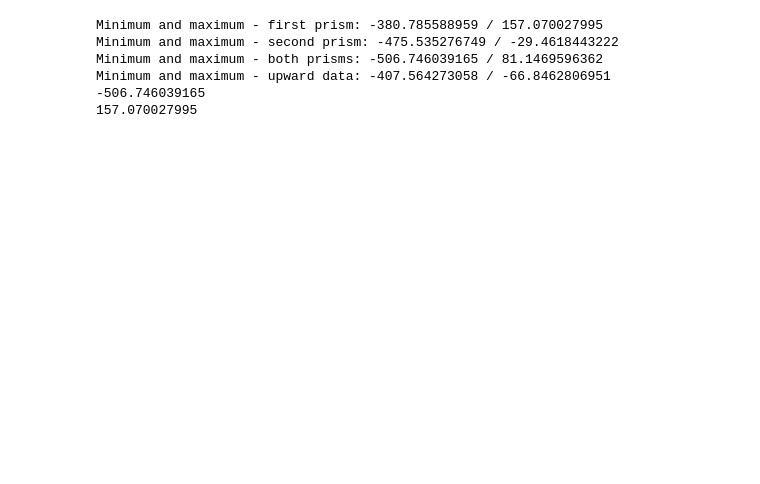
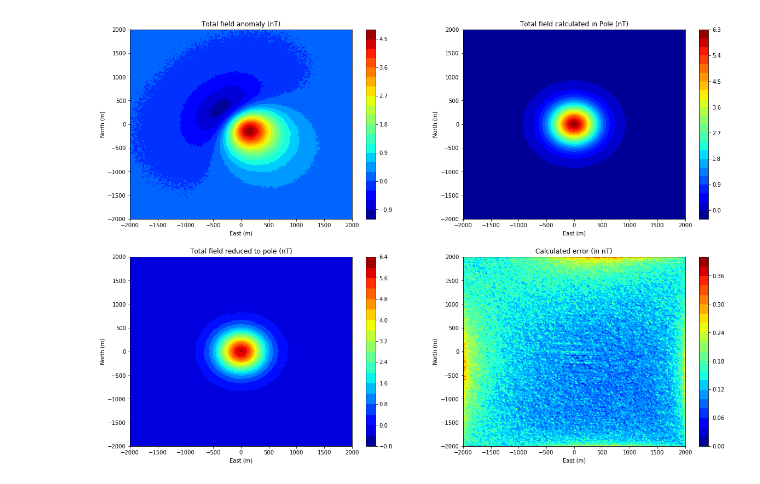
Before and after one commit to nelsondelimar/master, a Jupyter notebook: notebooks/reduction.ipynb, the cells around one changed output. Drawn from its saved outputs; the diff is of its cells as text; code cells hidden in the pictures; blank space fills up the shorter version.

Commit message:
Notebook for reduction to Pole

```diff
--- a/notebooks/reduction.ipynb
+++ b/notebooks/reduction.ipynb
@@ -30,0 +31,14 @@ field = [50., -22.] # degres
+# %%
+#Informations about the model - sphere
+sphere = [0., 0., 600., 100., 2.]
+# Inclination and declination (source and field)
+[incs, decs] = [55., -48.]
+field = [55., -48.]
+pole = [90., 0]
+# %%
+# Calculating the total field anomaly
+tf = gmc.sphere_tfa(X, Y, z, sphere, (incs, decs), field)
+tfa_pole = gmc.sphere_tfa(X, Y, z, sphere, pole, pole)
+# %%
+# Adding noise to the data
+tfa = addnoise(tf, 0.01) # 1 percent
@@ -30,0 +49,39 @@ field = [50., -22.] # degres
+# %%
+# Calculate the reduce to pole
+rtp = df.reduction(X, Y, tfa, field, (incs, decs), fnew, snew)
+# %%
+# Plotting all results
+plt.close('all')
+plt.figure(figsize=(20,14))
+
+plt.subplot(2, 2, 1)
+plt.title('Total field anomaly (nT)')
+plt.contourf(Y, X, tfa, 20, cmap = plt.cm.jet)
+plt.xlabel('East (m)')
+plt.ylabel('North (m)')
+plt.colorbar()
+
+plt.subplot(2, 2, 2)
+plt.title('Total field calculated in Pole (nT)')
+plt.contourf(Y, X, tfa_pole, 20, cmap = plt.cm.jet)
+plt.xlabel('East (m)')
+plt.ylabel('North (m)')
+plt.colorbar()
+
+plt.subplot(2, 2, 3)
+plt.title('Total field reduced to pole (nT)')
+plt.contourf(Y, X, rtp, 20, cmap = plt.cm.jet)
+plt.xlabel('East (m)')
+plt.ylabel('North (m)')
+plt.colorbar()
+
+plt.subplot(2, 2, 4)
+plt.title('Calculated error (in nT)')
+plt.contourf(Y, X, (tfa_pole - rtp), 20, cmap = plt.cm.jet)
+plt.xlabel('East (m)')
+plt.ylabel('North (m)')
+plt.colorbar()
+
+plt.show()
+# %% [output]
+[figure, added]
@@ -125,22 +97,0 @@ TFA_up = np.real(np.fft.ifft2(TFA_cont)) # Applieding the inverse Fourier
-# %%
-# Defines the valus for colorbar
-print 'Minimum and maximum - first prism:', np.min(tfa1), '/', np.max(tfa1)
-print 'Minimum and maximum - second prism:', np.min(tfa2),  '/', np.max(tfa2)
-print 'Minimum and maximum - both prisms:', np.min(tfa),  '/', np.max(tfa)
-print 'Minimum and maximum - upward data:', np.min(TFA_up),  '/', np.max(TFA_up)
-values = [np.min(tfa1), np.max(tfa1),
-          np.min(tfa2), np.max(tfa2),
-          np.min(tfa), np.max(tfa),
-          np.min(TFA_up), np.max(TFA_up)]
-print np.min(values)
-print np.max(values)
-
-# Defining the colorbar
-vcor = np.linspace(tfa.min(), tfa.max(), 200)
-# %% [output]
-Minimum and maximum - first prism: -380.785588959 / 157.070027995
-Minimum and maximum - second prism: -475.535276749 / -29.4618443222
-Minimum and maximum - both prisms: -506.746039165 / 81.1469596362
-Minimum and maximum - upward data: -407.564273058 / -66.8462806951
--506.746039165
-157.070027995
```
Also changed, not shown: parts of 21 cells of this notebook.
